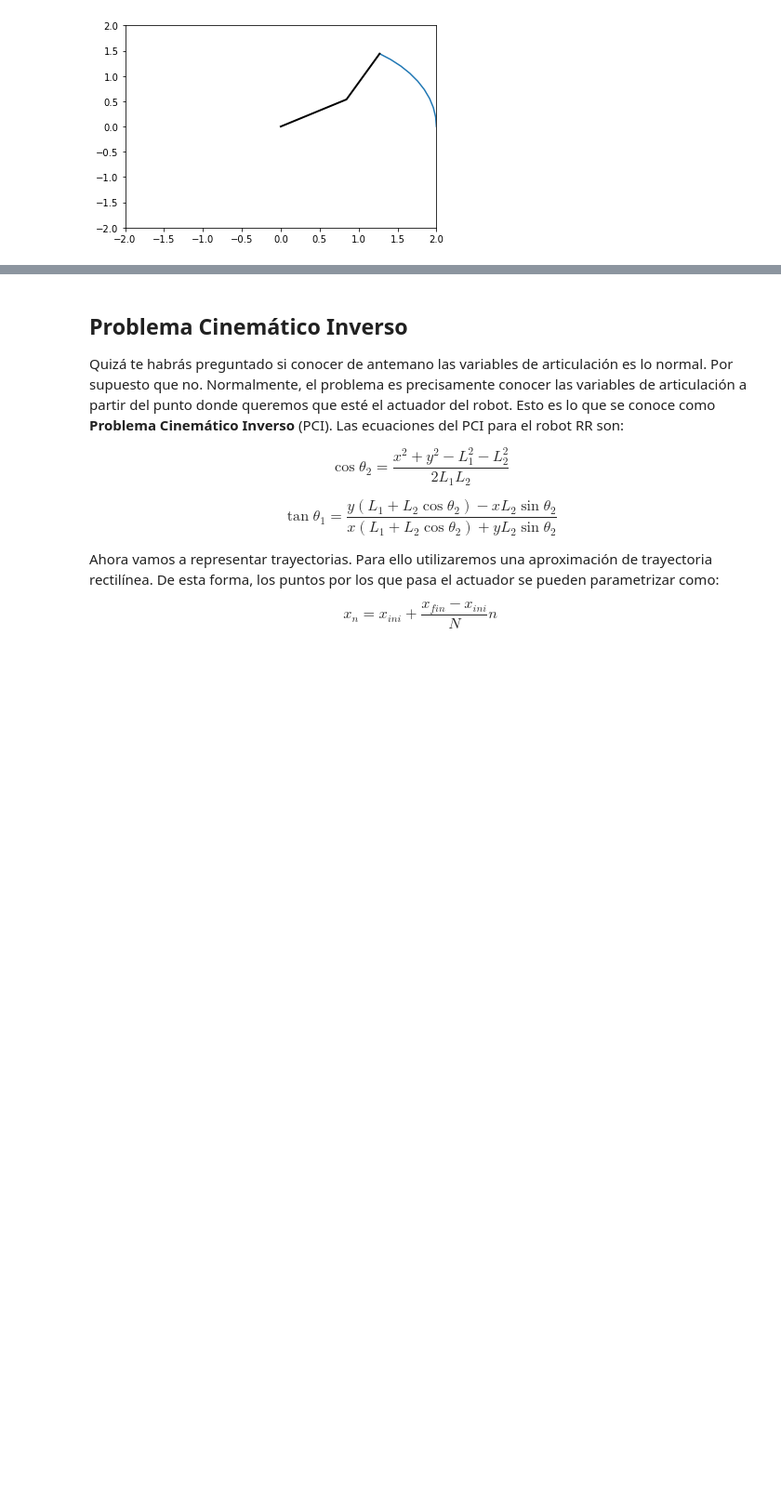
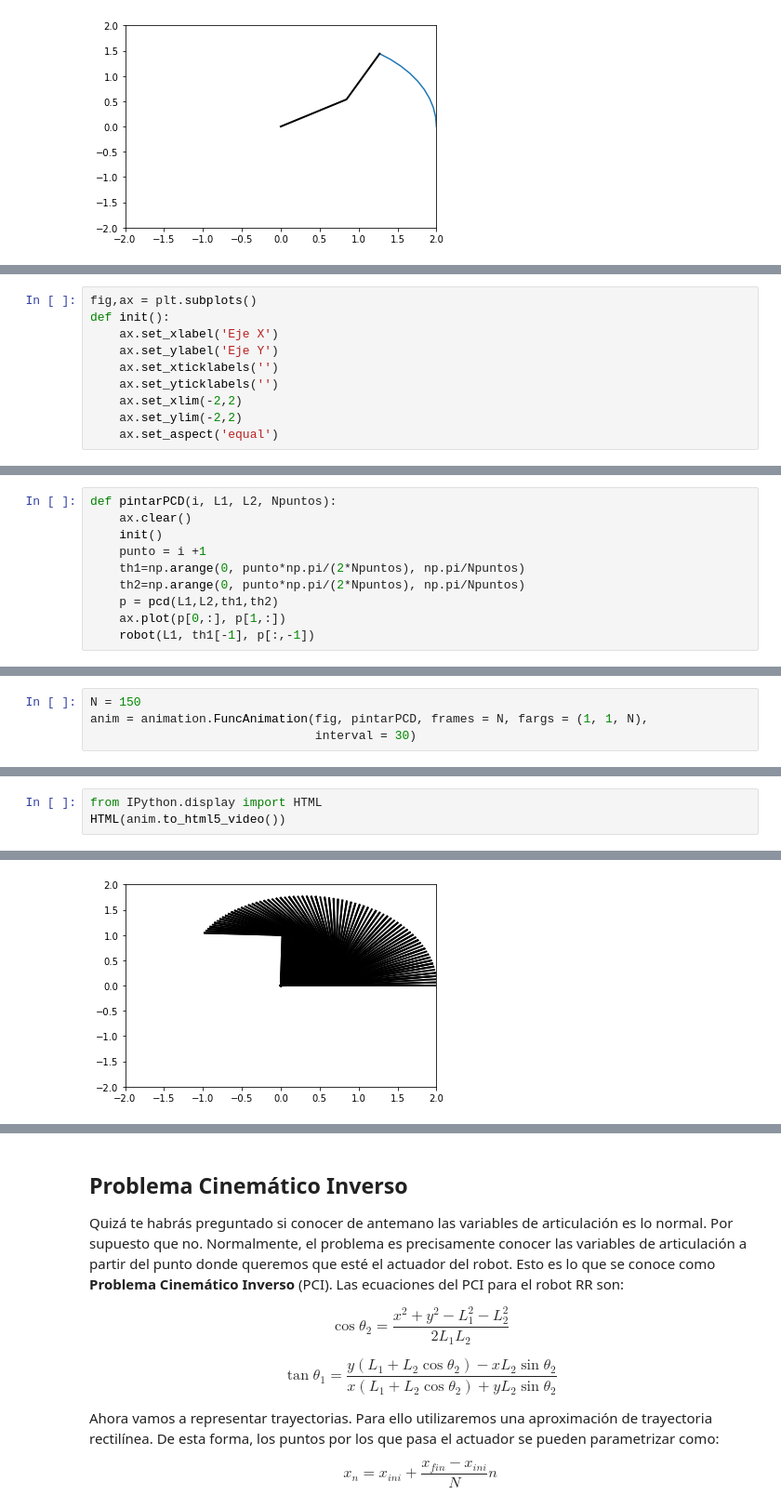
Before and after one commit to pakitochus/intro-numpy, a Jupyter notebook: Práctica 1.ipynb, the cells around one changed output, grey strips where cells are left out. Shown at 93% size. Drawn from its saved outputs; the diff is of its cells as text; blank space fills up the shorter version.

```diff
--- a/Práctica 1.ipynb
+++ b/Práctica 1.ipynb
@@ -120,0 +127,10 @@ A RELLENAR
+# %%
+fig,ax = plt.subplots()
+def init():
+    ax.set_xlabel('Eje X')
+    ax.set_ylabel('Eje Y')
+    ax.set_xticklabels('')
+    ax.set_yticklabels('')
+    ax.set_xlim(-2,2)
+    ax.set_ylim(-2,2)
+    ax.set_aspect('equal')
@@ -120,0 +139,10 @@ A RELLENAR
+# %%
+def pintarPCD(i, L1, L2, Npuntos):
+    ax.clear()
+    init()
+    punto = i +1
+    th1=np.arange(0, punto*np.pi/(2*Npuntos), np.pi/Npuntos)
+    th2=np.arange(0, punto*np.pi/(2*Npuntos), np.pi/Npuntos)
+    p = pcd(L1,L2,th1,th2)
+    ax.plot(p[0,:], p[1,:])
+    robot(L1, th1[-1], p[:,-1])
@@ -120,0 +151,4 @@ A RELLENAR
+# %%
+N = 150
+anim = animation.FuncAnimation(fig, pintarPCD, frames = N, fargs = (1, 1, N),
+                               interval = 30)
@@ -120,0 +161,4 @@ A RELLENAR
+# %%
+from IPython.display import HTML
+HTML(anim.to_html5_video())
+# %% [output]
@@ -120,0 +166 @@ A RELLENAR
+[figure, added]
```
Also changed, not shown: parts of 24 cells of this notebook, 1 other file.
